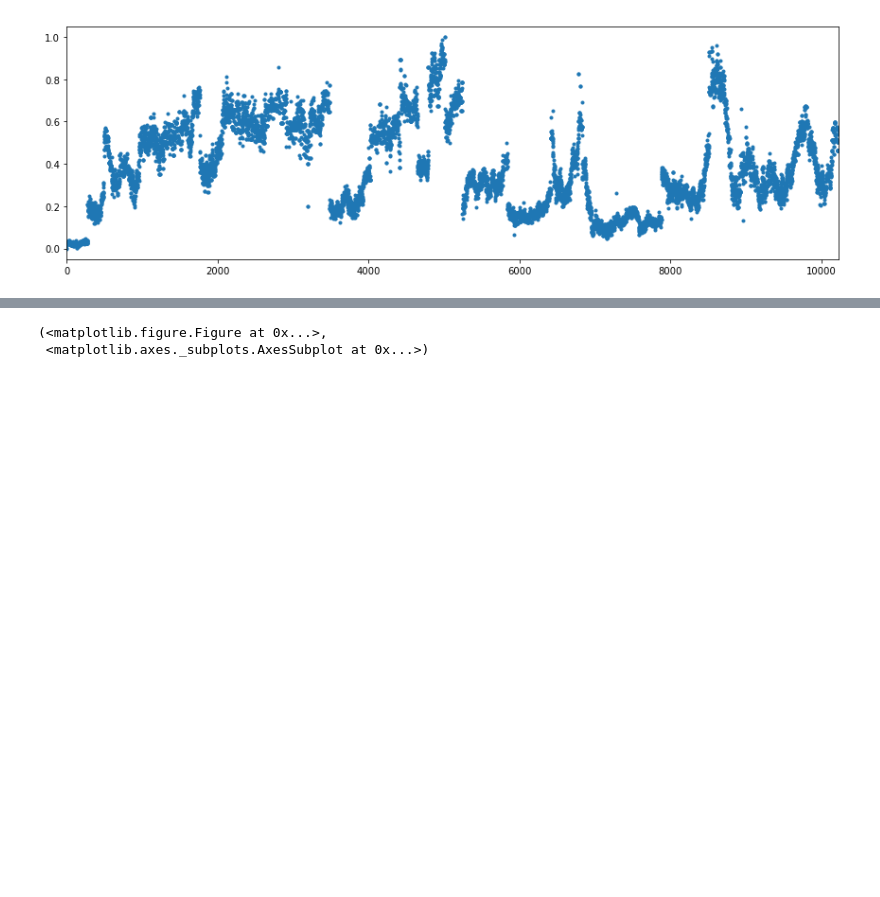
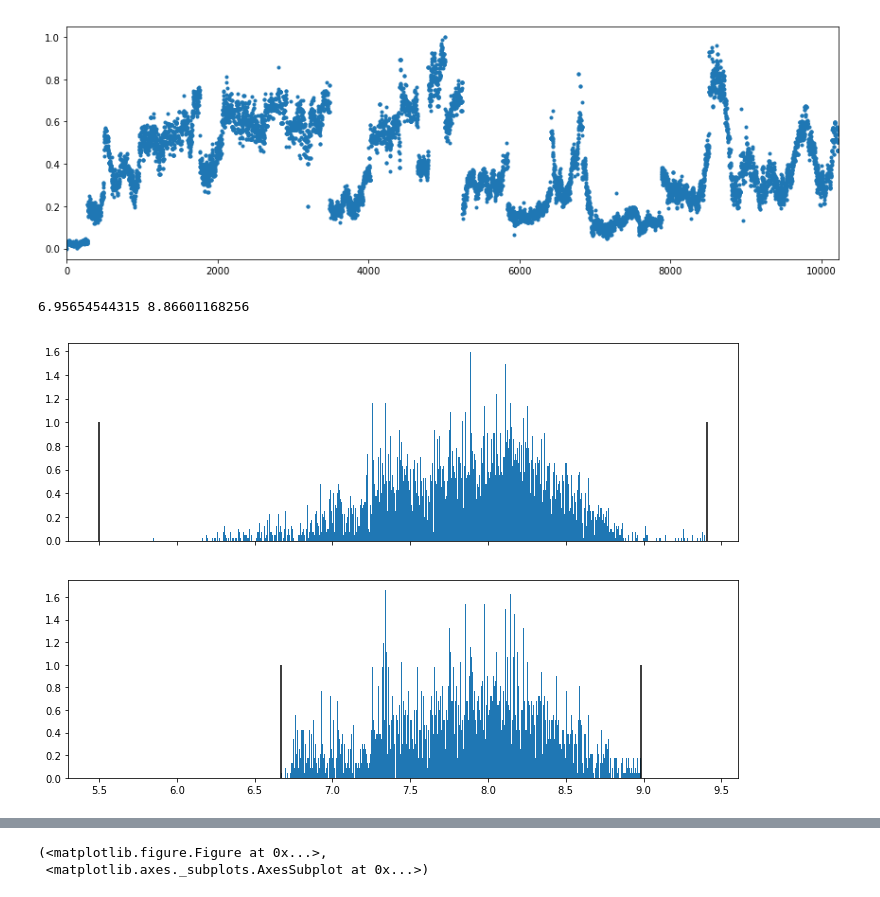
Before and after one commit to tiavlovskiegor24/CRG, a Jupyter notebook: HIV expression.ipynb, the cells around one changed output, grey strips where cells are left out. Saved outputs shown, nothing was run; the diff lists cells and outputs as text; code cells hidden in the pictures; blank space fills up the shorter version.

Commit message:
worked on tail compaction

```diff
--- a/HIV expression.ipynb
+++ b/HIV expression.ipynb
@@ -173,3 +90,19 @@ myplot(array,style=".")
 (<matplotlib.figure.Figure at 0x...>,
  <matplotlib.axes._subplots.AxesSubplot at 0x...>)
 [figure]
+# %%
+array = np.log1p(array)
+# %%
+%run myplot.py
+density_scale = 1
+f,ax = myplot(shape = (2,1),sharex=True)
+ax[0].hist(array,bins = 1000,normed=True)
+ax[0].vlines([max(array),min(array)],0,density_scale)
+array2 = tail_compaction(array.copy(),l = 5,u=99)
+ax[1].hist(array2,bins = 1000,normed=True)
+ax[1].vlines([max(array2),min(array2)],0,density_scale)
+
+plt.show()
+# %% [output]
+6.95654544315 8.86601168256
+[figure, added]
```
Also changed, not shown: parts of 28 cells of this notebook, 2 other files.
